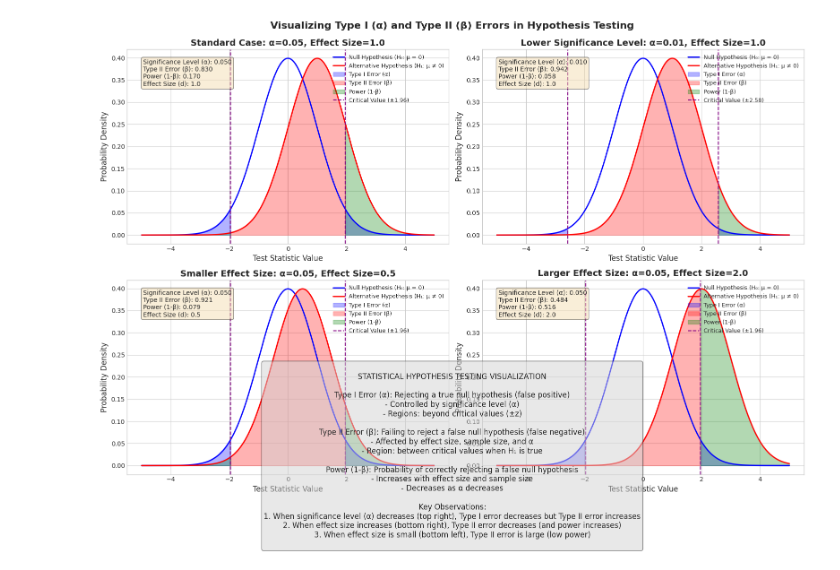
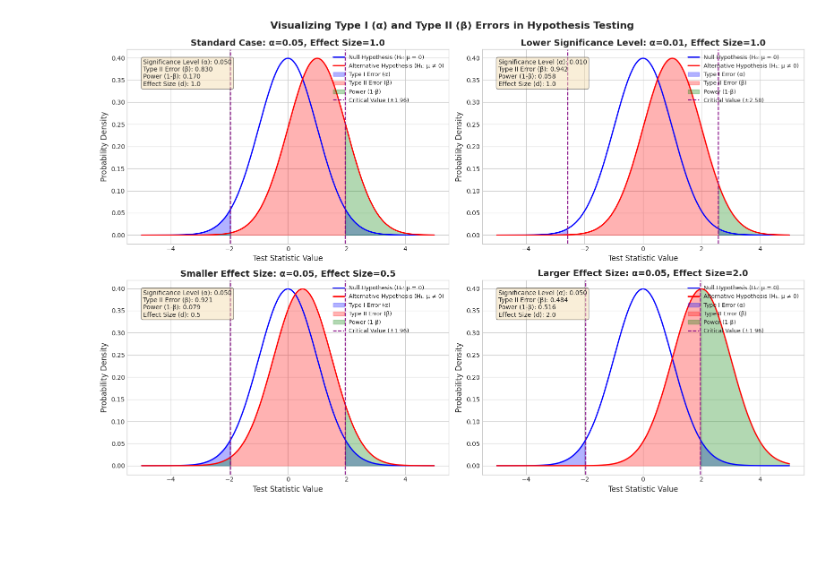
Before and after one commit to yoshiwatanabe/python-test, a Jupyter notebook: stats/alpha_error_beta_error.ipynb, the cells around one changed output. Drawn from its saved outputs; the diff is of its cells as text; code cells hidden in the pictures; blank space fills up the shorter version.

```diff
--- a/stats/alpha_error_beta_error.ipynb
+++ b/stats/alpha_error_beta_error.ipynb
@@ -82,56 +150,31 @@ fig = plt.figure(figsize=(16, 12))
 gs = gridspec.GridSpec(2, 2)
 
 # 1. Top left: Standard case (α=0.05, effect size=1.0)
 ax1 = plt.subplot(gs[0, 0])
 create_hypothesis_test_plot(ax1, alpha=0.05, effect_size=1.0)
 ax1.set_title('Standard Case: α=0.05, Effect Size=1.0', fontsize=14, fontweight='bold')
 
 # 2. Top right: Lower significance level (α=0.01, effect size=1.0)
 ax2 = plt.subplot(gs[0, 1])
 create_hypothesis_test_plot(ax2, alpha=0.01, effect_size=1.0)
 ax2.set_title('Lower Significance Level: α=0.01, Effect Size=1.0', fontsize=14, fontweight='bold')
 
 # 3. Bottom left: Smaller effect size (α=0.05, effect size=0.5)
 ax3 = plt.subplot(gs[1, 0])
 create_hypothesis_test_plot(ax3, alpha=0.05, effect_size=0.5)
 ax3.set_title('Smaller Effect Size: α=0.05, Effect Size=0.5', fontsize=14, fontweight='bold')
 
 # 4. Bottom right: Larger effect size (α=0.05, effect size=2.0)
 ax4 = plt.subplot(gs[1, 1])
 create_hypothesis_test_plot(ax4, alpha=0.05, effect_size=2.0)
 ax4.set_title('Larger Effect Size: α=0.05, Effect Size=2.0', fontsize=14, fontweight='bold')
 
-# Add a colorful box explaining the concepts
-explanation = """
-STATISTICAL HYPOTHESIS TESTING VISUALIZATION
-
-Type I Error (α): Rejecting a true null hypothesis (false positive)
-- Controlled by significance level (α)
-- Regions: beyond critical values (±z)
-
-Type II Error (β): Failing to reject a false null hypothesis (false negative)
-- Affected by effect size, sample size, and α
-- Region: between critical values when H₁ is true
-
-Power (1-β): Probability of correctly rejecting a false null hypothesis
-- Increases with effect size and sample size
-- Decreases as α decreases
-
-Key Observations:
-1. When significance level (α) decreases (top right), Type I error decreases but Type II error increases
-2. When effect size increases (bottom right), Type II error decreases (and power increases)
-3. When effect size is small (bottom left), Type II error is large (low power)
-"""
-
-fig.text(0.5, 0.01, explanation, ha='center', va='bottom', fontsize=12,
-         bbox=dict(boxstyle='round', facecolor='lightgray', alpha=0.5))
-
 plt.tight_layout(rect=[0, 0.1, 1, 0.97])
 plt.suptitle('Visualizing Type I (α) and Type II (β) Errors in Hypothesis Testing',
              fontsize=16, fontweight='bold', y=0.99)
 
 # Save the figure
 plt.savefig('hypothesis_testing_errors.png', dpi=300, bbox_inches='tight')
 plt.show()
 # %% [output]
-[figure, old version]
+[figure, new version]
```
Also changed, not shown: parts of 7 cells of this notebook, 5 other files.
